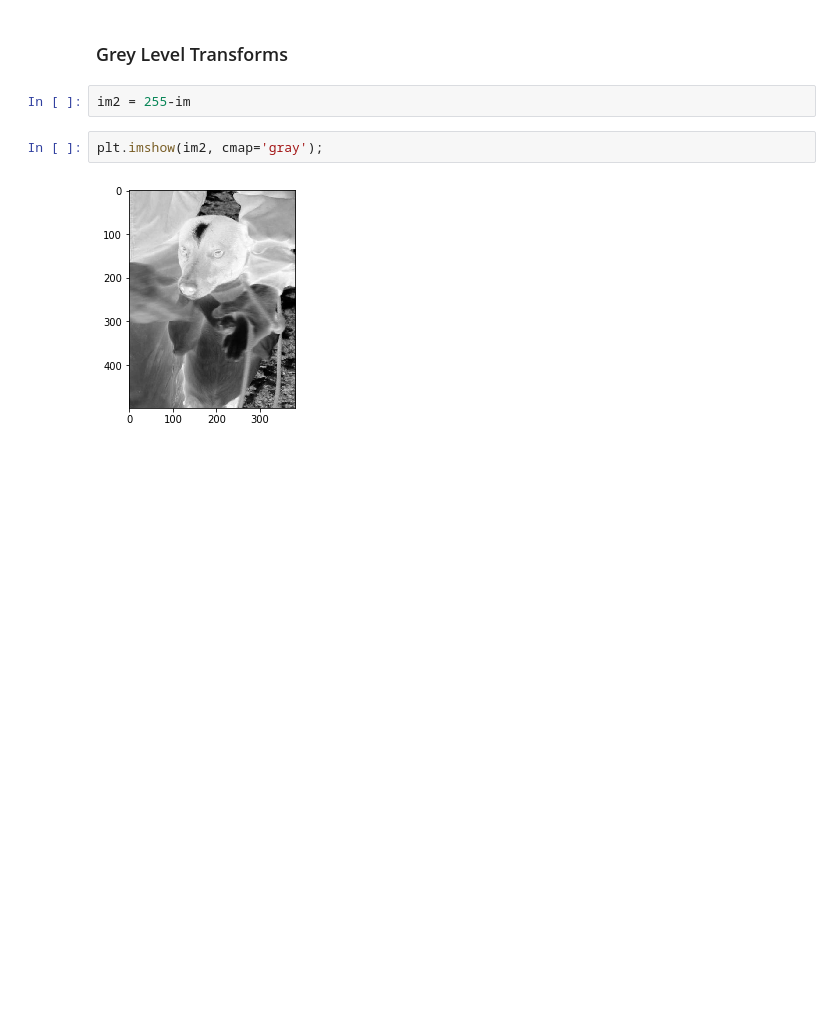
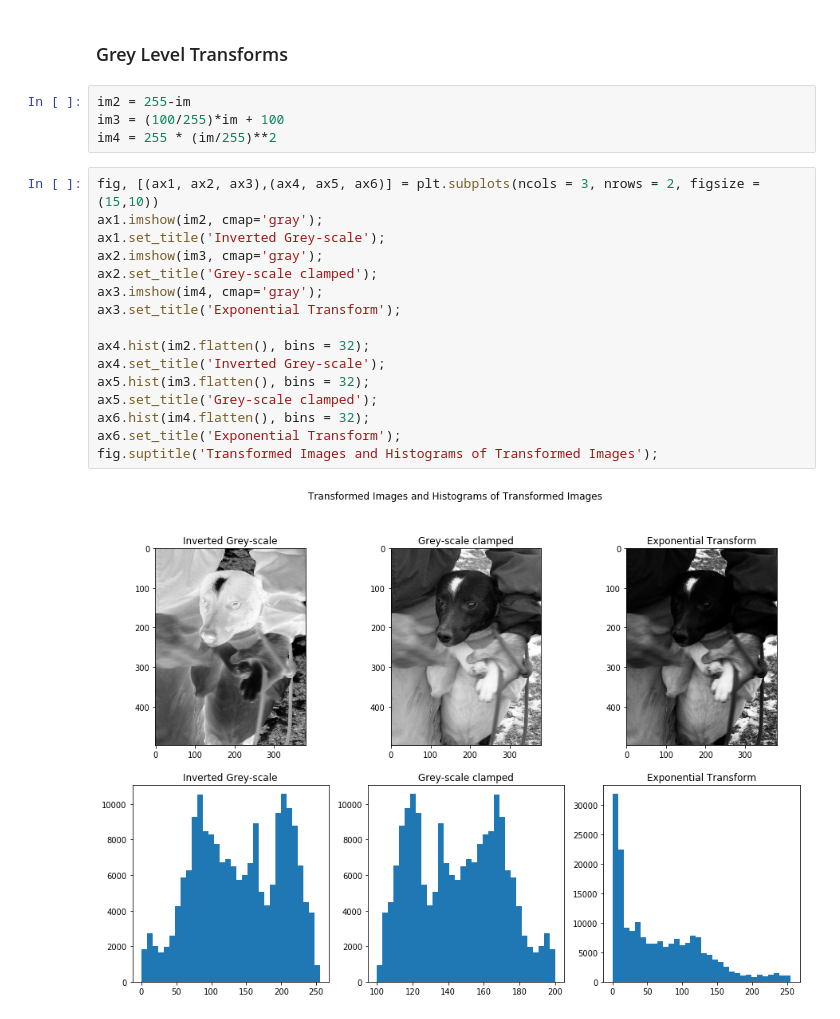
Before and after one commit to sjmiller8182/L-CompViz, a Jupyter notebook: CV-Ch1.ipynb, the cells around one changed output. Drawn from its saved outputs; the diff is of its cells as text; blank space fills up the shorter version.

Commit message:
add histograms, transforms, averaging

```diff
--- a/CV-Ch1.ipynb
+++ b/CV-Ch1.ipynb
@@ -97,9 +97,25 @@ ax2.set_title('histogram of grey-scaled image');
 [figure]
 # %% [markdown]
 ### Grey Level Transforms
-# %%
-im2 = 255-im
-# %%
-plt.imshow(im2, cmap='gray');
-# %% [output]
-[figure, removed]
+# %%
+im2 = 255-im
+im3 = (100/255)*im + 100
+im4 = 255 * (im/255)**2
+# %%
+fig, [(ax1, ax2, ax3),(ax4, ax5, ax6)] = plt.subplots(ncols = 3, nrows = 2, figsize = (15,10))
+ax1.imshow(im2, cmap='gray');
+ax1.set_title('Inverted Grey-scale');
+ax2.imshow(im3, cmap='gray');
+ax2.set_title('Grey-scale clamped');
+ax3.imshow(im4, cmap='gray');
+ax3.set_title('Exponential Transform');
+
+ax4.hist(im2.flatten(), bins = 32);
+ax4.set_title('Inverted Grey-scale');
+ax5.hist(im3.flatten(), bins = 32);
+ax5.set_title('Grey-scale clamped');
+ax6.hist(im4.flatten(), bins = 32);
+ax6.set_title('Exponential Transform');
+fig.suptitle('Transformed Images and Histograms of Transformed Images');
+# %% [output]
+[figure, added]
```
Also changed, not shown: parts of 2 cells of this notebook.
